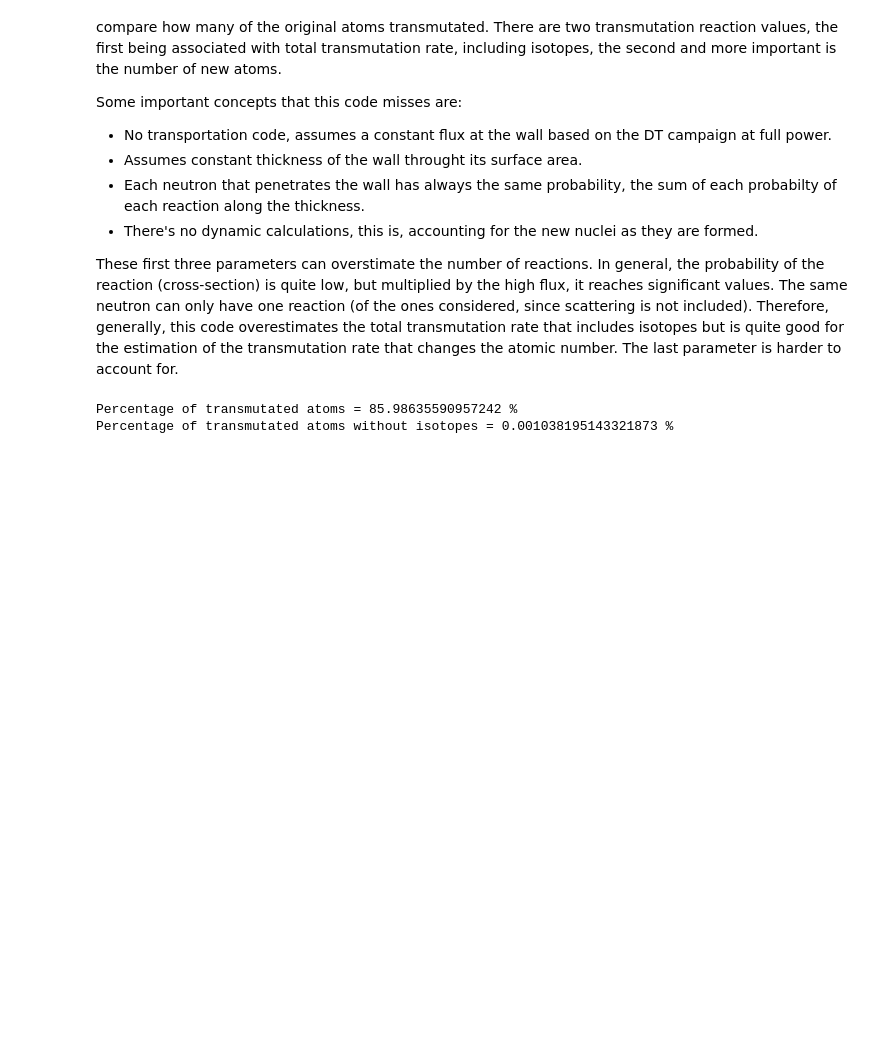
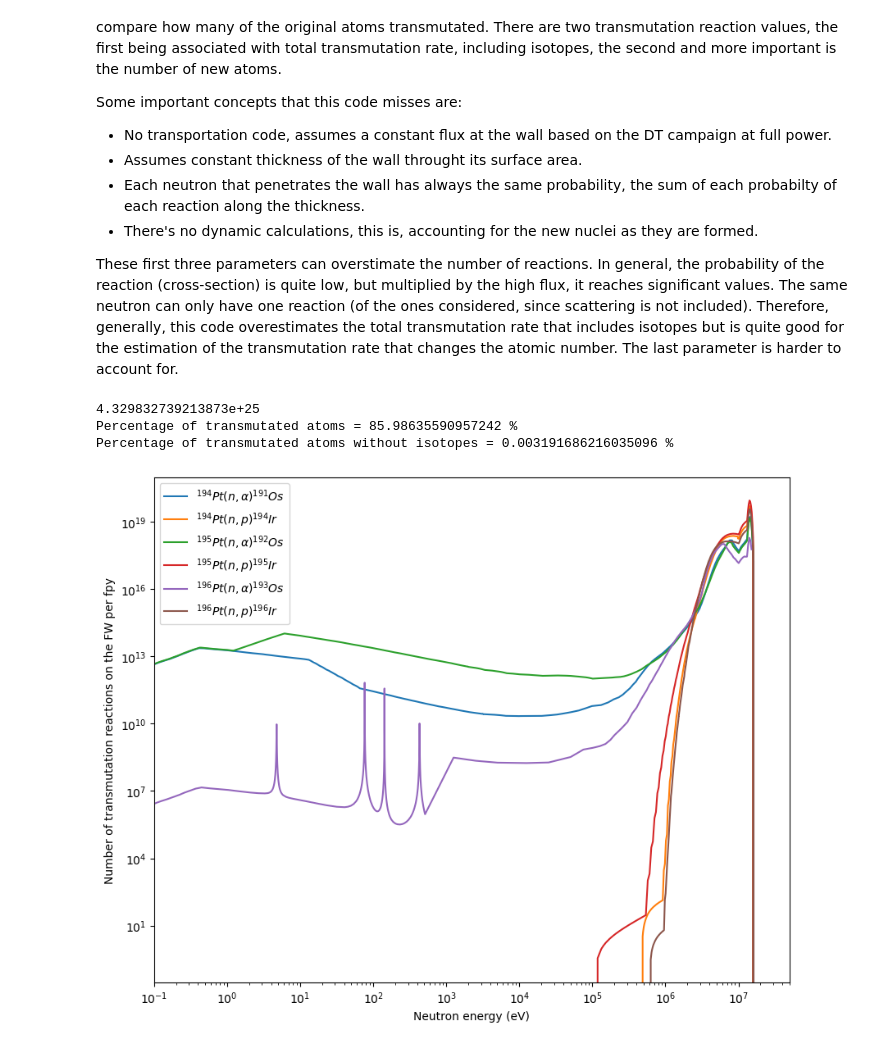
Before and after one commit to tcsousa99/Transmutation-ITER, a Jupyter notebook: pt-transmutation.ipynb, the cells around one changed output. Cells and saved outputs as stored; diff of their text form; code cells hidden in the pictures; blank space fills up the shorter version.

```diff
--- a/pt-transmutation.ipynb
+++ b/pt-transmutation.ipynb
@@ -70,6 +70,12 @@ Pt194_CS = (Pt194_abundance*PtArrays[0][0], Pt194_abundance*PtArrays[0][1], Pt19
 Pt195_CS = (Pt195_abundance*PtArrays[1][0], Pt195_abundance*PtArrays[1][1], Pt195_abundance*PtArrays[1][2])
 Pt196_CS = (Pt196_abundance*PtArrays[2][0], Pt196_abundance*PtArrays[2][1], Pt196_abundance*PtArrays[2][2])
 
+PtReactionNameIsotopes = (r'$^{194}Pt(n,\alpha)^{191}Os$', r'$^{194}Pt(n,\gamma)^{195}Pt$', r'$^{194}Pt(n,p)^{194}Ir$', r'$^{195}Pt(n,\alpha)^{192}Os$', r'$^{195}Pt(n,\gamma)^{196}Pt$', r'$^{195}Pt(n,p)^{195}Ir$',
+                  r'$^{196}Pt(n,\alpha)^{193}Os$', r'$^{196}Pt(n,\gamma)^{197}Pt$', r'$^{196}Pt(n,p)^{196}Ir$')
+
+PtReactionName = (r'$^{194}Pt(n,\alpha)^{191}Os$', r'$^{194}Pt(n,p)^{194}Ir$', r'$^{195}Pt(n,\alpha)^{192}Os$', r'$^{195}Pt(n,p)^{195}Ir$',
+                  r'$^{196}Pt(n,\alpha)^{193}Os$', r'$^{196}Pt(n,p)^{196}Ir$')
+
 Pt_isotopes_CS = (Pt194_CS, Pt195_CS, Pt196_CS)
 # %%
 #plt.figure(figsize=(10,6), dpi=200)
@@ -121,30 +127,51 @@ Some important concepts that this code misses are:
 
 These first three parameters can overstimate the number of reactions. In general, the probability of the reaction (cross-section) is quite low, but multiplied by the high flux, it reaches significant values. The same neutron can only have one reaction (of the ones considered, since scattering is not included). Therefore, generally, this code overestimates the total transmutation rate that includes isotopes but is quite good for the estimation of the transmutation rate that changes the atomic number. The last parameter is harder to account for.
 # %%
+plt.figure(figsize=(10,8))
+
 total_sum = 0
 trans_sum = 0
-j = 0
+k,j = 0,0
 total_atoms = N_target*first_wall_area*thickness2
+
+print(total_atoms)
 for isotope in Pt_isotopes_CS:
+    j=0
     for reaction in isotope:
         #cross-section*flux*Ntarget*first_wall_area*thickness*full_power_year
         arr = reaction[:,1]*neutron_flux_function(reaction[:,0])*total_atoms*fpy
-
         mask = arr>=0
         filtered_array = arr[mask]
         sum = np.sum(filtered_array)
         total_sum += sum
         if j in [0,2]:
-            trans_sum+=sum
+            trans_sum += sum
+            plt.plot(reaction[:,0], arr, label = j+k)
         j+=1
-
+    k+=1
     #print('Total transmutation =', total_sum)
     #print('Total transmutation w/ isotopes =', trans_sum)
 
 
-
 print('Percentage of transmutated atoms =', total_sum/total_atoms*100, '%')
 print('Percentage of transmutated atoms without isotopes =', trans_sum/total_atoms*100, '%')
+
+
+
+
+plt.yscale('log')
+plt.xscale('log')
+plt.xlabel('Neutron energy (eV)')
+plt.ylabel('Number of transmutation reactions on the FW per fpy')
+plt.xlim(1e-1,5e7)
+L = plt.legend()
+for i in range(len(PtReactionName)):
+
+    L.get_texts()[i].set_text(PtReactionName[i])
+
+plt.show()
 # %% [output]
+4.329832739213873e+25
 Percentage of transmutated atoms = 85.98635590957242 %
-Percentage of transmutated atoms without isotopes = 0.001038195143321873 %
+Percentage of transmutated atoms without isotopes = 0.003191686216035096 %
+[figure, added]
```
